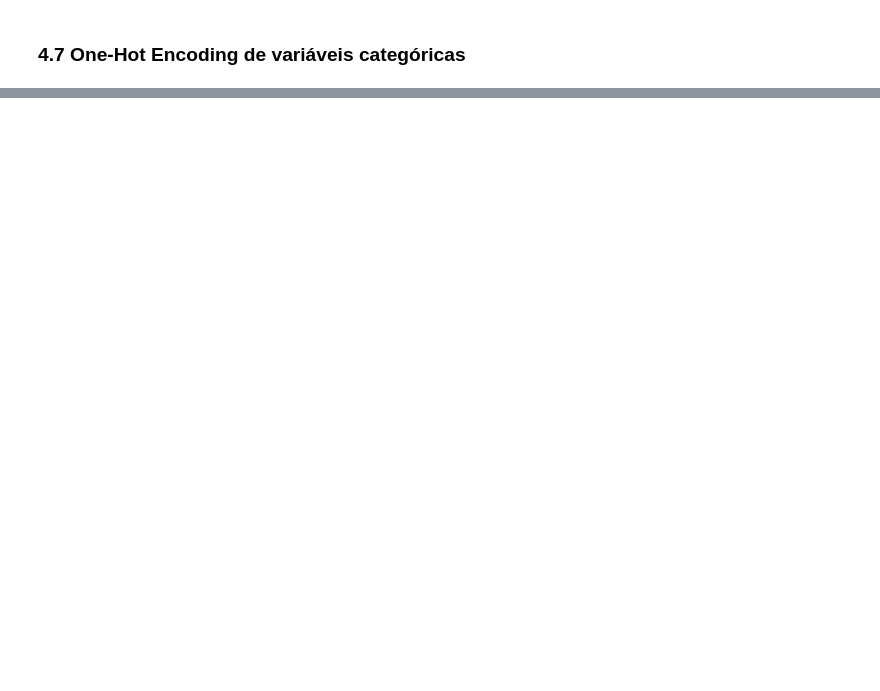
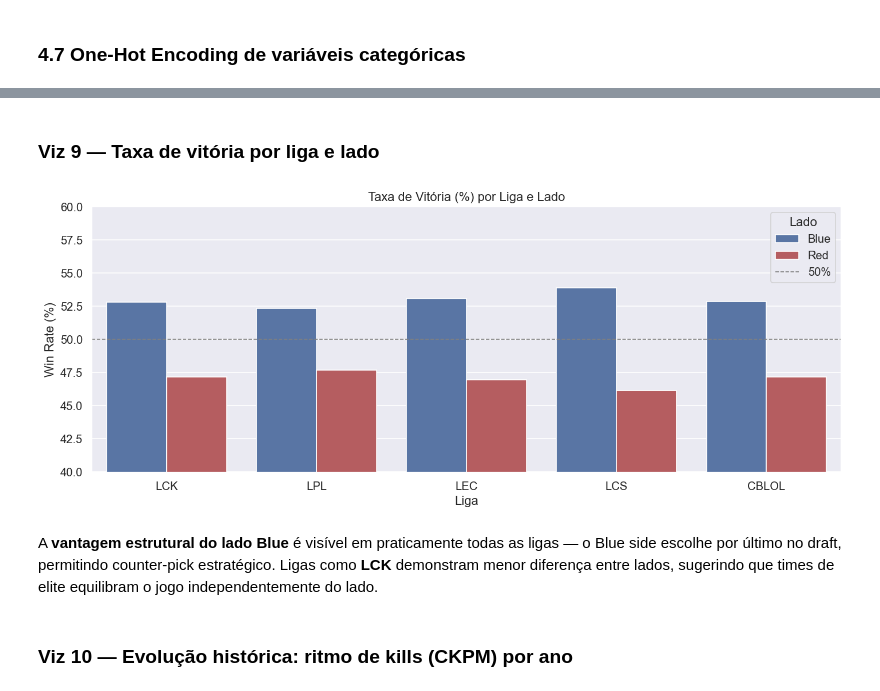
Before and after one commit to hugo-antunes19/analise-dados-puc-hugo-antunes, a Jupyter notebook: analise_exploratoria.ipynb, the cells around one changed output, grey strips where cells are left out. Drawn from its saved outputs; the diff is of its cells as text; code cells hidden in the pictures; blank space fills up the shorter version.

```diff
--- a/analise_exploratoria.ipynb
+++ b/analise_exploratoria.ipynb
@@ -739,0 +668,34 @@ Após o pré-processamento e a criação de novas features, o mapa de correlaç
+# %% [markdown]
+### Viz 9 — Taxa de vitória por liga e lado
+# %%
+TOP_LEAGUES = ['LCK', 'LPL', 'LEC', 'LCS', 'CBLOL']
+df_leagues = df_clean[df_clean['league'].isin(TOP_LEAGUES)]
+
+winrate = (
+    df_leagues.groupby(['league', 'side'])['result']
+    .mean()
+    .mul(100)
+    .reset_index()
+    .rename(columns={'result': 'winrate'})
+)
+
+fig, ax = plt.subplots(figsize=(12, 5))
+sns.barplot(
+    data=winrate, x='league', y='winrate', hue='side',
+    palette={'Blue': '#4C72B0', 'Red': '#C44E52'},
+    order=TOP_LEAGUES, ax=ax
+)
+ax.axhline(50, color='gray', ls='--', lw=1, label='50%')
+ax.set_title('Taxa de Vitória (%) por Liga e Lado')
+ax.set_xlabel('Liga')
+ax.set_ylabel('Win Rate (%)')
+ax.set_ylim(40, 60)
+ax.legend(title='Lado')
+plt.tight_layout()
+plt.show()
+# %% [output]
+[figure, added]
+# %% [markdown]
+A **vantagem estrutural do lado Blue** é visível em praticamente todas as ligas — o Blue side escolhe por último no draft, permitindo counter-pick estratégico. Ligas como **LCK** demonstram menor diferença entre lados, sugerindo que times de elite equilibram o jogo independentemente do lado.
+# %% [markdown]
+### Viz 10 — Evolução histórica: ritmo de kills (CKPM) por ano
```
Also changed, not shown: parts of 94 cells of this notebook.
